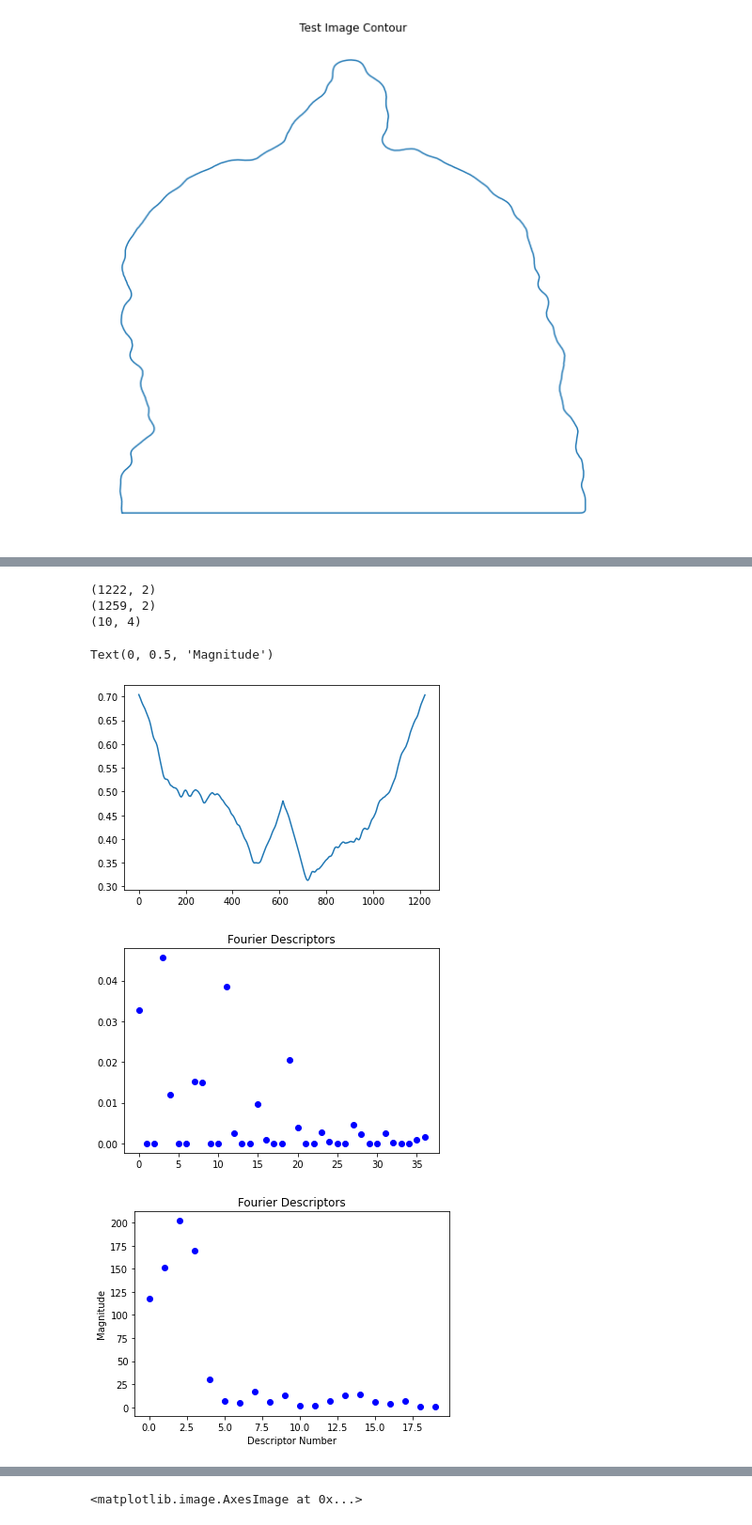
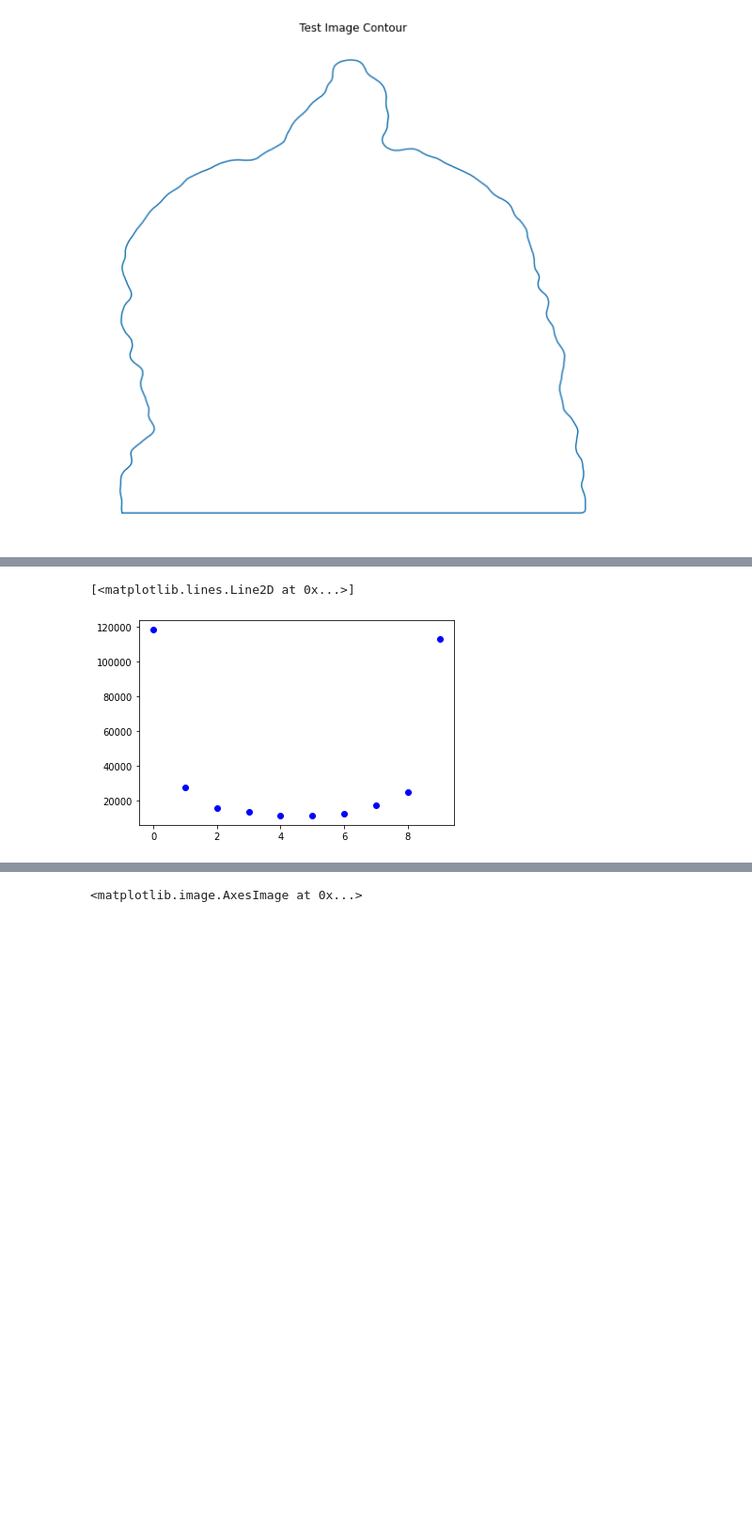
Before and after one commit to zwinkler/Automated-BCS, a Jupyter notebook: Automated BCS.ipynb, the cells around one changed output, grey strips where cells are left out. Shown: that part at 94% size. Drawn from its saved outputs; the diff is of its cells as text; code cells hidden in the pictures; blank space fills up the shorter version.

```diff
--- a/Automated BCS.ipynb
+++ b/Automated BCS.ipynb
@@ -255,6 +255,7 @@ reshaped_contour = np.asarray(max_cnt).reshape((np.shape(max_cnt)[0], 2))
 
 plt.figure()
 plt.imshow(cropped_cow)
+b_cow = np.where(cropped_cow>0, 1, 0)
 # %% [output]
 305
 157
@@ -370,42 +290,38 @@ plt.plot(cow_sig[np.logical_not(np.isnan(cow_sig))])
 # %%
 #------------------------Getting fourier descriptors-----------------------
-# FD = cv.ximgproc.fourierDescriptor(cow_sig, FD)
-# FD = np.zeros((10,10))
-# FD =cv.ximgproc.fourierDescriptor(cow_sig[_, FD[_, -1[_, 10]]])
 
-cow_sig_2d = np.zeros((len(cow_sig[0, :]), 2))
-cow_sig_2d[:, 0] = np.arange(0, len(cow_sig[0, :]))
-cow_sig_2d[:, 1] = cow_sig[0, :]
+def extract_boundary_features(mask):
+  f = np.arange(0, 10)
+  fnames = []
+  fnames.append('Fourier_desc_a0')
+  fnames.append('Fourier_desc_a1')
+  fnames.append('Fourier_desc_a2')
+  fnames.append('Fourier_desc_a3')
+  fnames.append('Fourier_desc_a4')
+  fnames.append('Fourier_desc_a5')
+  fnames.append('Fourier_desc_a6')
+  fnames.append('Fourier_desc_a7')
+  fnames.append('Fourier_desc_a8')
+  fnames.append('Fourier_desc_a9')
 
-# cow_sig_2D = np.reshape([np.arange(0, len(cow_sig[0, :])), cow_sig[0, ::]], (len(cow_sig[0,:]), 2))
+  B=skimage.measure.find_contours(mask,0.5,'high')[0]
 
-print(np.shape(cow_sig_2d))
-print(np.shape(fin_contour))
-plt.figure()
-plt.plot(cow_sig_2d[:, 0], cow_sig_2d[:, 1])
+  s = np.zeros(np.shape(B)[0], dtype=complex)
+  for k in range(np.shape(B)[0]):
+    s[k] = float(B[k][0]) + float(B[k][1])*1j
 
-FD = pyefd.elliptic_fourier_descriptors(cow_sig_2d, order=10)
-plt.figure()
-plt.plot(abs(FD).flatten()[3:], 'bo')
-plt.title('Fourier Descriptors')
-
-print(np.shape(FD))
+  S = scipy.fft.fft(s, n=10000)
+  # print(s[1])
+  # print(type(s[1]))
+  for k in range(0,10):
+    f[k] = np.abs(S[k*1000:(k+1)*1000].sum())
+  return f, fnames
 
 
-
-FD = pyefd.elliptic_fourier_descriptors(smoothed_contour, order=5) #I got better descriptors when I used the closed contout
-
+FD, fnames = extract_boundary_features(b_cow)
 
 plt.figure()
-plt.plot(abs(FD).flatten(), 'bo')
-plt.title('Fourier Descriptors')
-plt.xlabel('Descriptor Number')
-plt.ylabel('Magnitude')
+plt.plot(FD, 'bo')
 # %% [output]
-(1222, 2)
-(1259, 2)
-(10, 4)
+[<matplotlib.lines.Line2D at 0x...>]
-Text(0, 0.5, 'Magnitude')
-[figure, old version]
+[figure, new version]
-[figure, removed]
-[figure, removed]
```
Also changed, not shown: parts of 15 cells of this notebook, 1 other file.
